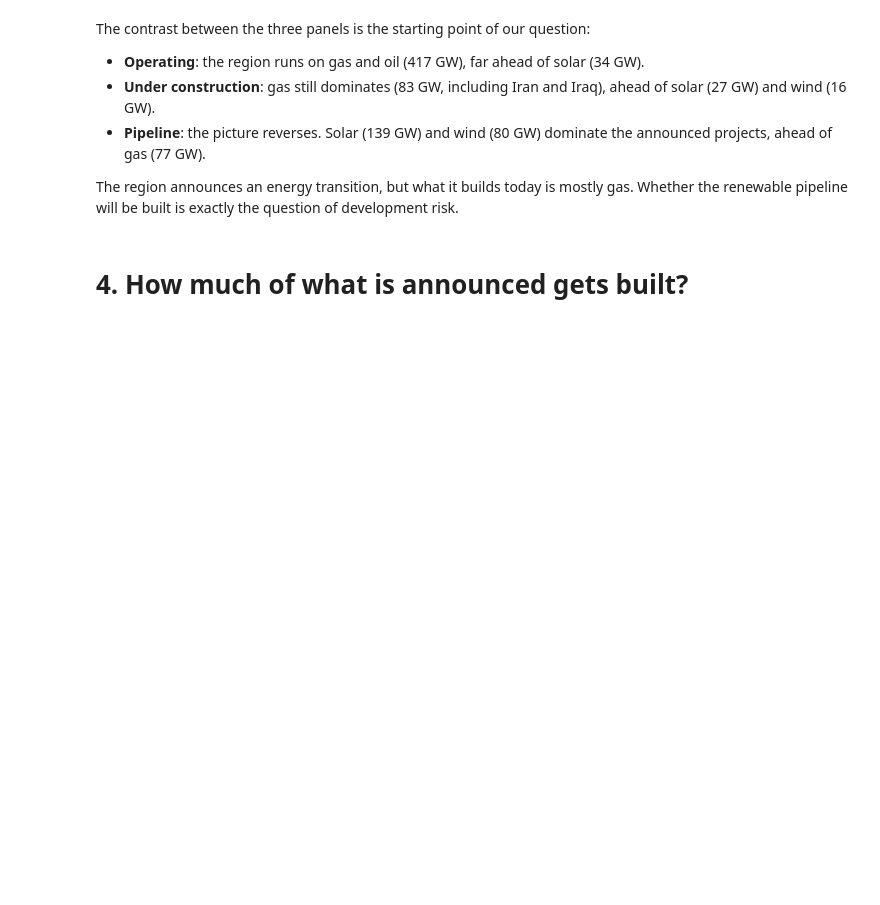
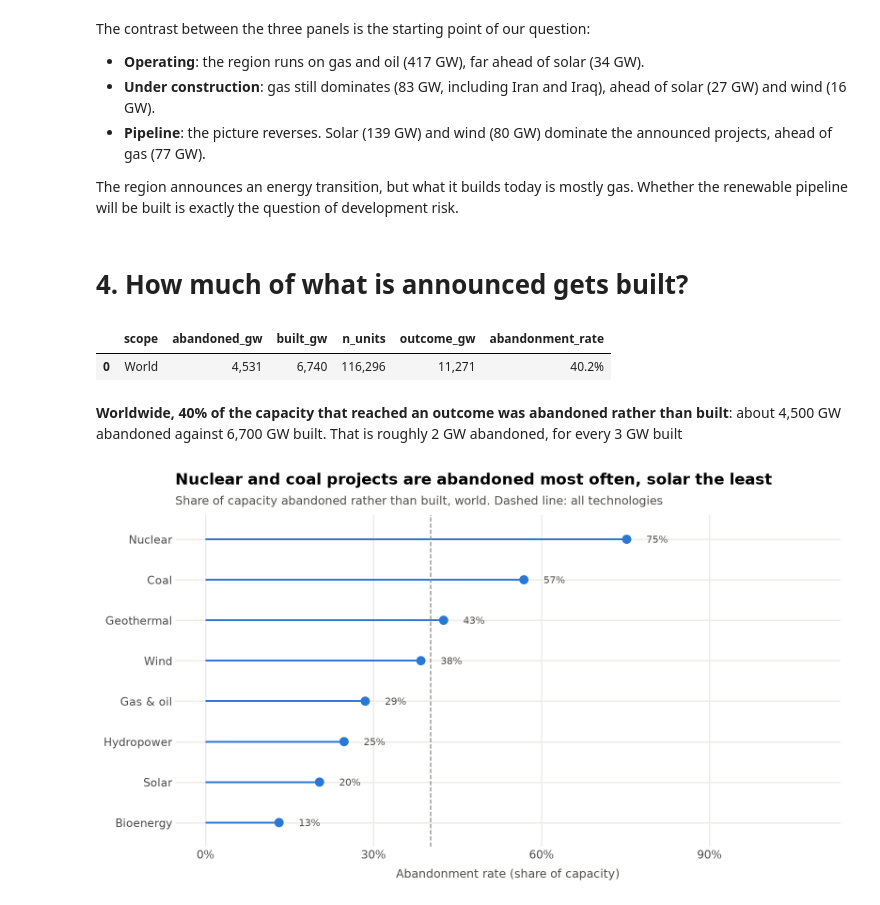
Before and after one commit to Sylvain-Topeza/power-infrastructure, a Jupyter notebook: main.ipynb, the cells around one changed output. Cells and saved outputs as stored; diff of their text form; code cells hidden in the pictures; blank space fills up the shorter version.

```diff
--- a/main.ipynb
+++ b/main.ipynb
@@ -427,3 +427,28 @@ The region announces an energy transition, but what it builds today is mostly ga
 Whether the renewable pipeline will be built is exactly the question of development risk.
 # %% [markdown]
 # 4. How much of what is announced gets built?
+# %%
+world_rate = indicators.abandonment_rate(units.assign(scope="World"), "scope")
+display(world_rate.style.format({"abandoned_gw": "{:,.0f}", "built_gw": "{:,.0f}",
+                                 "outcome_gw": "{:,.0f}", "n_units": "{:,.0f}",
+                                 "abandonment_rate": "{:.1%}"}))
+WORLD_RATE = world_rate["abandonment_rate"].iloc[0]dd
+# %% [output]
+|  | scope | abandoned_gw | built_gw | n_units | outcome_gw | abandonment_rate |
+| 0 | World | 4,531 | 6,740 | 116,296 | 11,271 | 40.2% |
+# %% [markdown]
+**Worldwide, 40% of the capacity that reached an outcome was abandoned rather than built**:
+about 4,500 GW abandoned against 6,700 GW built. That is roughly 2 GW abandoned,
+for every 3 GW built
+# %%
+by_technology = indicators.abandonment_rate(units, "technology")
+plot = plots.plot_rates(
+    by_technology, "technology",
+    title="Nuclear and coal projects are abandoned most often, solar the least",
+    subtitle="Share of capacity abandoned rather than built, world. Dashed line: all technologies",
+    reference=WORLD_RATE,
+)
+plots.save(plot, "rates_by_technology")
+plot
+# %% [output]
+[figure, added]
```
Also changed, not shown: parts of 13 cells of this notebook.
